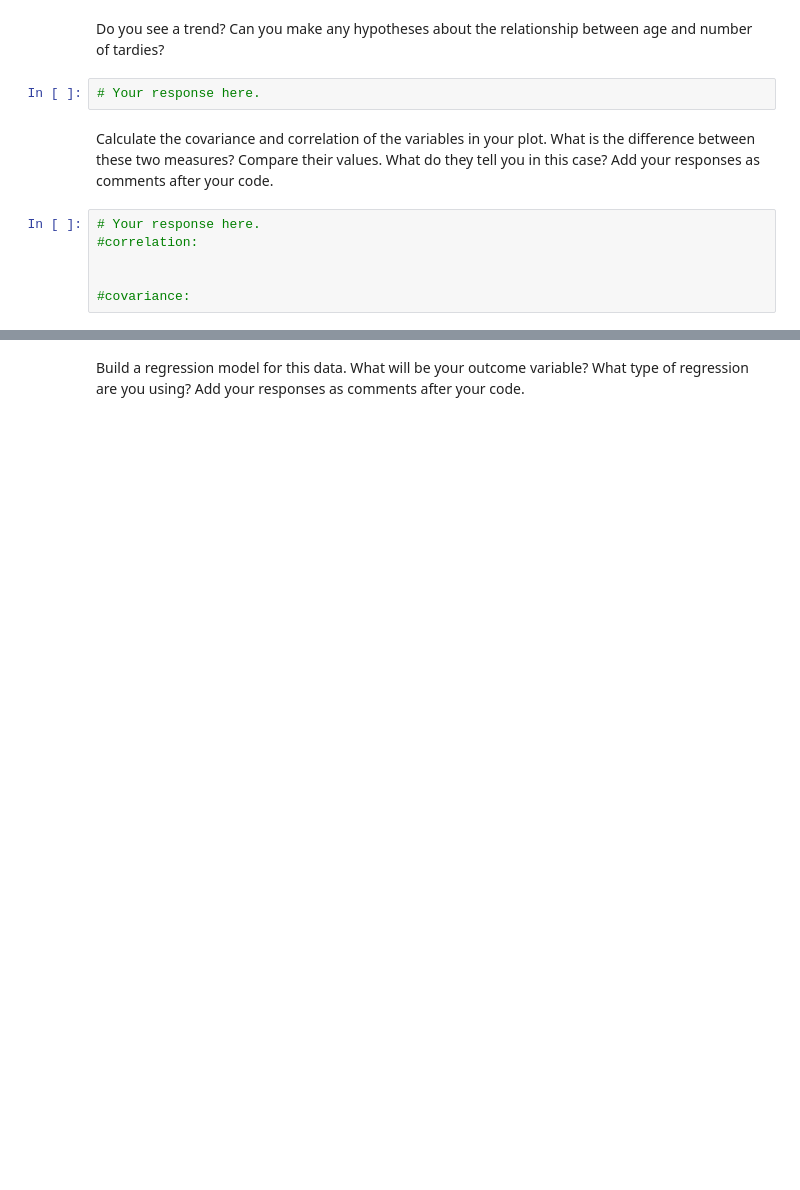
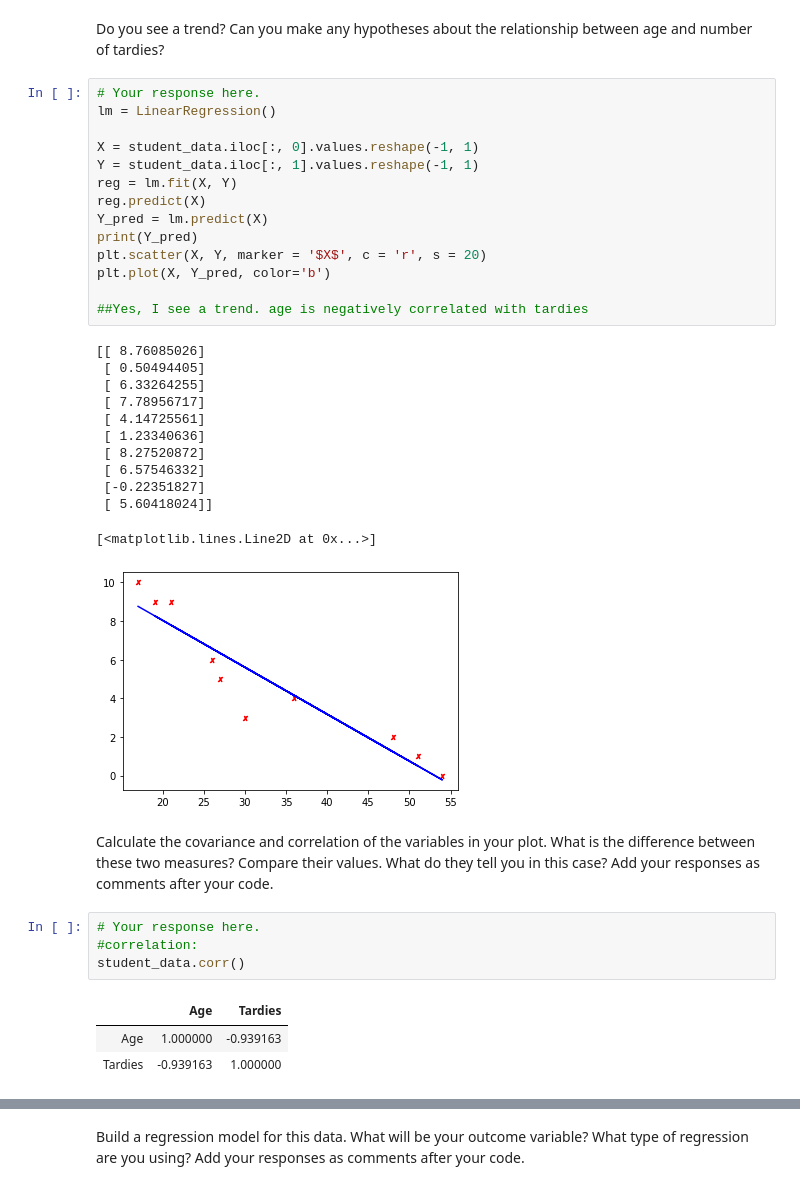
Before and after one commit to ta-data-lis/lab-regression-analysis, a Jupyter notebook: your-code/challenge1.ipynb, the cells around one changed output, grey strips where cells are left out. Saved outputs shown, nothing was run; the diff lists cells and outputs as text; blank space fills up the shorter version.

Commit message:
Tiago Paim: lab-regression-analysis

```diff
--- a/your-code/challenge1.ipynb
+++ b/your-code/challenge1.ipynb
@@ -37,12 +66,39 @@ Draw a dispersion diagram (scatter plot) for the data.
 # %% [markdown]
 Do you see a trend? Can you make any hypotheses about the relationship between age and number of tardies?
-# %%
-# Your response here.
+# %%
+# Your response here.
+lm = LinearRegression()
+
+X = student_data.iloc[:, 0].values.reshape(-1, 1)
+Y = student_data.iloc[:, 1].values.reshape(-1, 1)
+reg = lm.fit(X, Y)
+reg.predict(X)
+Y_pred = lm.predict(X)
+print(Y_pred)
+plt.scatter(X, Y, marker = '$X$', c = 'r', s = 20)
+plt.plot(X, Y_pred, color='b')
+
+##Yes, I see a trend. age is negatively correlated with tardies
+# %% [output]
+[[ 8.76085026]
+ [ 0.50494405]
+ [ 6.33264255]
+ [ 7.78956717]
+ [ 4.14725561]
+ [ 1.23340636]
+ [ 8.27520872]
+ [ 6.57546332]
+ [-0.22351827]
+ [ 5.60418024]]
+[<matplotlib.lines.Line2D at 0x...>]
+[figure, added]
 # %% [markdown]
 Calculate the covariance and correlation of the variables in your plot. What is the difference between these two measures? Compare their values. What do they tell you in this case? Add your responses as comments after your code.
 # %%
 # Your response here.
 #correlation:
-
-
-#covariance:
+student_data.corr()
+# %% [output]
+|  | Age | Tardies |
+| Age | 1.000000 | -0.939163 |
+| Tardies | -0.939163 | 1.000000 |
```
Also changed, not shown: parts of 47 cells of this notebook.
